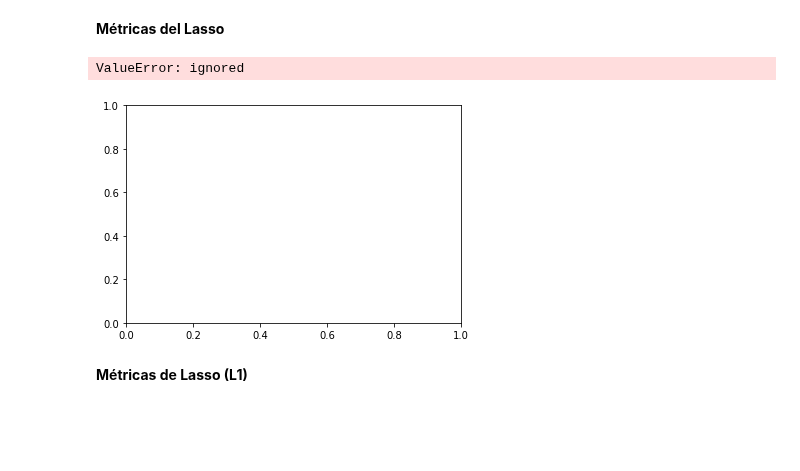
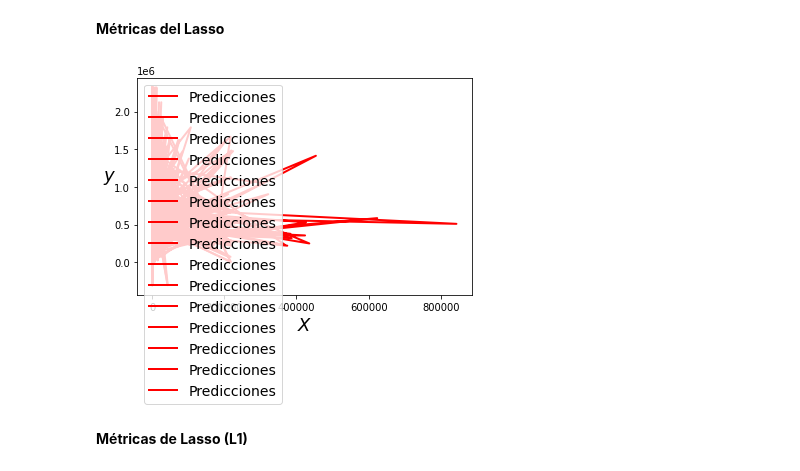
Before and after one commit to PosgradoMNA/actividades-de-aprendizaje-A01793918_HelmyMoreno, a Jupyter notebook: Actividad_7_Regresion_lineal_polinomial.ipynb, the cells around one changed output. Drawn from its saved outputs; the diff is of its cells as text; code cells hidden in the pictures; blank space fills up the shorter version.

```diff
--- a/Actividad_7_Regresion_lineal_polinomial.ipynb
+++ b/Actividad_7_Regresion_lineal_polinomial.ipynb
@@ -673,20 +676,19 @@ Root Mean Squared Error: 207551.32619172544
 # %%
 from sklearn.linear_model import Lasso
 
 lasso_v = Lasso(alpha=2.0,fit_intercept=True)
 lasso_v.fit(X_train, y_train)
 
 X_lasso = X_test
 y_lasso = lasso_v.predict(X_lasso)
 
-plt.scatter(X_train, y_train)
+# plt.scatter(X_train, y_train.values.ravel())
 plt.plot(X_lasso, y_lasso, "r-", linewidth=2, label="Predicciones")
 plt.xlabel("$X$", fontsize=18)
 plt.ylabel("$y$", rotation=0, fontsize=18)
 plt.legend(loc="upper left", fontsize=14);
 # %% [output]
-ValueError: ignored
-[figure, old version]
+[figure, new version]
 # %% [markdown]
 **Métricas de Lasso (L1)**
 # %%
```
Also changed, not shown: parts of 7 cells of this notebook.
